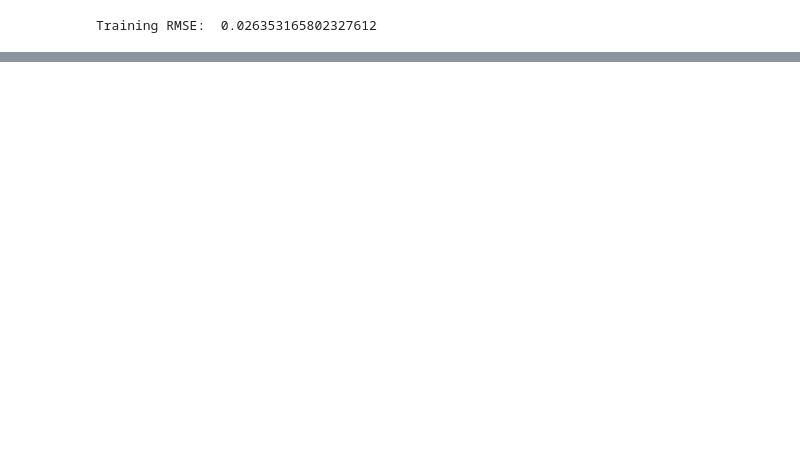
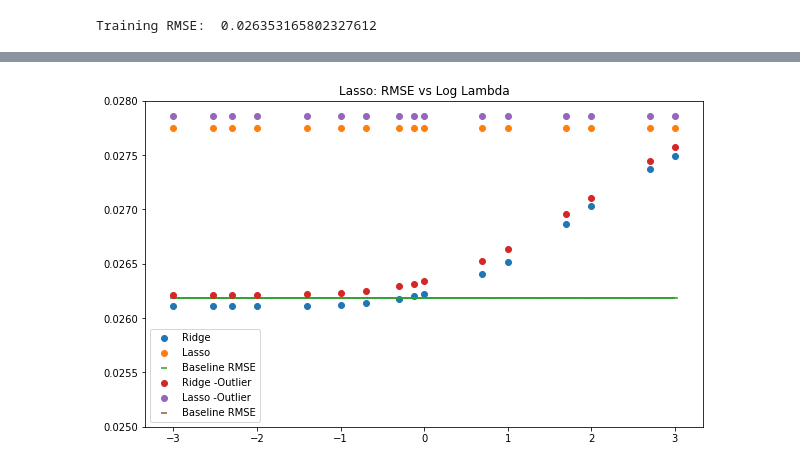
Before and after one commit to michaelkolor/cs181practicals, a Jupyter notebook: P1/code_mk.ipynb, the cells around one changed output, grey strips where cells are left out. Saved outputs shown, nothing was run; the diff lists cells and outputs as text; code cells hidden in the pictures; blank space fills up the shorter version.

```diff
--- a/P1/code_mk.ipynb
+++ b/P1/code_mk.ipynb
@@ -415,0 +438,3 @@ cooks_data.sort_values(by="cooks_d", ascending=False)
+# %%
+# with outlier
+X_train_, X_val_, y_train_, y_val_ = train_test_split(X_train, y_train, test_size=0.1, random_state=181)
@@ -415,0 +467,83 @@ cooks_data.sort_values(by="cooks_d", ascending=False)
+# %%
+# NOTE: NEED TO CROSS VALIDATE
+
+fig, ax = plt.subplots(1, 1, figsize=(10,6))
+
+ridge_rmses = []
+log_lambdas = []
+
+for ele in lambdas:
+    ridge_object = Ridge(alpha=ele)
+    ridge = ridge_object.fit(X_trains, y_trains)
+    ridge_rmses.append(scoreRMSE(ridge, X_trains, y_trains))
+    log_lambdas.append(math.log10(ele))
+#ax.set_ylim([0.026,0.0275])
+ax.scatter(log_lambdas, ridge_rmses, label="Ridge")
+
+ax.set_title("Ridge: RMSE vs Log Lambda");
+#l1_r = 10 ** log_ratios[elastic_rmses.index(min(elastic_rmses))]
+#l1_r
+#ax.set_ylim((0.2,0.3))
+
+lasso_rmses = []
+
+for ele in lambdas:
+    lasso_object = Lasso(alpha=ele)
+    lasso = lasso_object.fit(X_trains, y_trains)
+    lasso_rmses.append(scoreRMSE(lasso, X_trains, y_trains))
+
+#ax.set_ylim([0.0279,0.0280])
+ax.scatter(log_lambdas, lasso_rmses, label="Lasso")
+ax.set_title("Lasso: RMSE vs Log Lambda");
+
+xs = np.linspace(-3,3, 200)
+baseline_no_outlier = scoreRMSE(lin_Reg_out,X_trains, y_trains)
+horiz_line_data = np.array([baseline_no_outlier for i in range(len(xs))])
+ax.scatter(xs, horiz_line_data, marker='_', label="Baseline RMSE")
+ax.set_ylim([0.0250,0.0280]);
+ax.legend();
+# NOTE: L2 ERROR IS SQUARED, Should presence of outlier affect it?
+
+
+
+## NOO OUTLIER
+# NOTE: NEED TO CROSS VALIDATE
+
+#sfig, ax = plt.subplots(1, 1, figsize=(10,6))
+
+ridge_rmses = []
+log_lambdas = []
+
+for ele in lambdas:
+    ridge_object = Ridge(alpha=ele)
+    ridge = ridge_object.fit(X_train_, y_train_)
+    ridge_rmses.append(scoreRMSE(ridge, X_train_, y_train_))
+    log_lambdas.append(math.log10(ele))
+#ax.set_ylim([0.026,0.0275])
+ax.scatter(log_lambdas, ridge_rmses, label="Ridge -Outlier")
+
+ax.set_title("Ridge: RMSE vs Log Lambda");
+#l1_r = 10 ** log_ratios[elastic_rmses.index(min(elastic_rmses))]
+#l1_r
+#ax.set_ylim((0.2,0.3))
+
+lasso_rmses = []
+
+for ele in lambdas:
+    lasso_object = Lasso(alpha=ele)
+    lasso = lasso_object.fit(X_train_, y_train_)
+    lasso_rmses.append(scoreRMSE(lasso, X_train_, y_train_))
+
+#ax.set_ylim([0.0279,0.0280])
+ax.scatter(log_lambdas, lasso_rmses, label="Lasso -Outlier")
+ax.set_title("Lasso: RMSE vs Log Lambda");
+
+xs = np.linspace(-3,3, 200)
+baseline_no_outlier = scoreRMSE(lin_Reg_out,X_train_, y_train_)
+horiz_line_data = np.array([baseline_no_outlier for i in range(len(xs))])
+ax.scatter(xs, horiz_line_data, marker='_', label="Baseline RMSE")
+ax.set_ylim([0.0250,0.0280]);
+ax.legend();
+# NOTE: L2 ERROR IS SQUARED, Should presence of outlier affect it?
+# %% [output]
+[figure, added]
```
Also changed, not shown: parts of 19 cells of this notebook, 2 other files.
